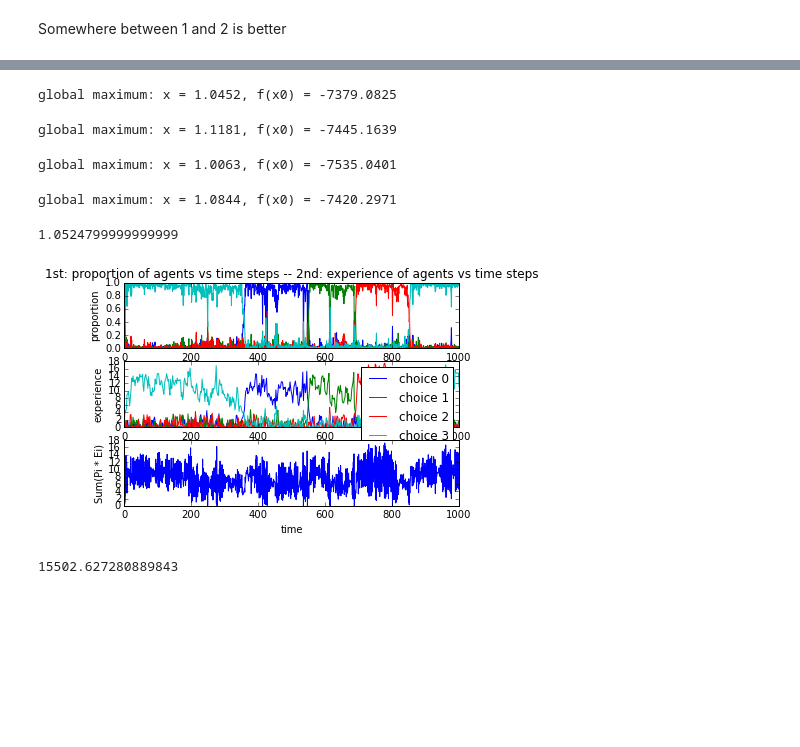
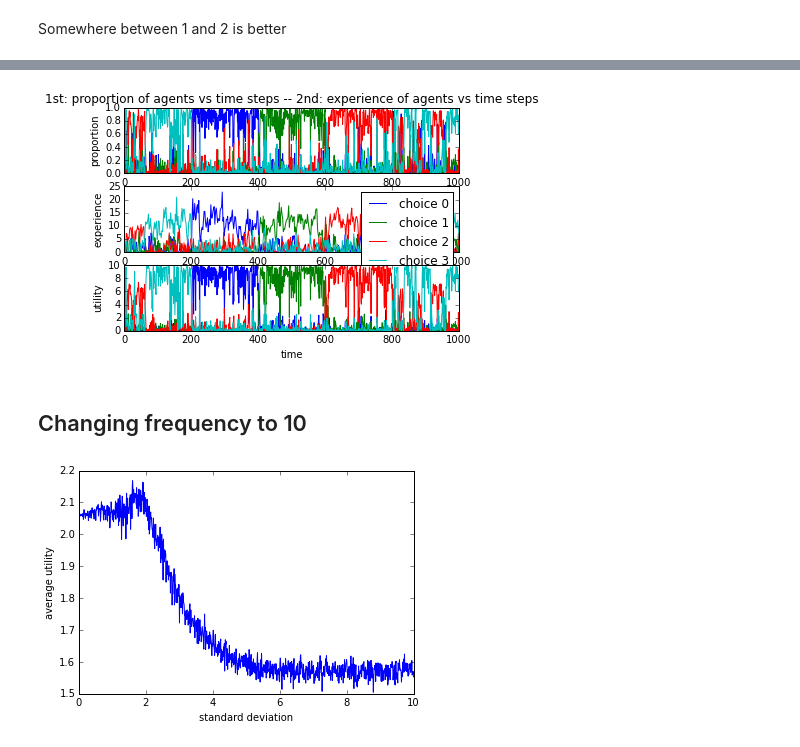
Before and after one commit to Najamxaidi/Decision-models, a Jupyter notebook: Notebook/Generate statistics.ipynb, the cells around one changed output, grey strips where cells are left out. Saved outputs shown, nothing was run; the diff lists cells and outputs as text; code cells hidden in the pictures; blank space fills up the shorter version.

```diff
--- a/Notebook/Generate statistics.ipynb
+++ b/Notebook/Generate statistics.ipynb
@@ -350,40 +285,32 @@ global maximum: x = 1.0084, f(x0) = -7425.0459
-# %%
-sdg.find_maximum(x0 = [(1,2)])
-# %% [output]
-global maximum: x = 1.0452, f(x0) = -7379.0825
-# %%
-sdg.find_maximum(x0 = [(1,2)])
-# %% [output]
-global maximum: x = 1.1181, f(x0) = -7445.1639
-# %%
-sdg.find_maximum(x0 = [(1,2)])
-# %% [output]
-global maximum: x = 1.0063, f(x0) = -7535.0401
-# %%
-sdg.find_maximum(x0 = [(1,2)])
-# %% [output]
-global maximum: x = 1.0844, f(x0) = -7420.2971
-# %%
-avg = (1.0084 + 1.0452 + 1.1181 + 1.0063 + 1.0844)/5
-print(avg)
-# %% [output]
-1.0524799999999999
 # %%
-#increasing noise further
-
 sysd = systemd.SystemDynamicsWithSdeint(number_of_agents=10,
                                     k=1,
                                     alpha=2,
                                     utility_of_choices=[0.25,0.50,0.75,1],
                                     initial_experiences=[1, 0.75, 0.50, 0.25],
                                     discount_rate=0.99,
-                                    sd=1.0525,
+                                    sd=2,
                                     rotation_time=200,
                                     flag=True)
 
 time_vector=np.linspace(0, 1000, 500)
 sysd.solve(time_vector)
-sysd.return_area(time_vector)
 # %% [output]
-[figure, old version]
+[figure, new version]
-15502.627280889843
+# %% [markdown]
+## Changing frequency to 10
+# %%
+sdg = sgsd.SystemDynamicsStatGenerator(number_of_agents=10,
+                                    k=1,
+                                    alpha=2,
+                                    utility_of_choices=[0.25,0.50,0.75,1],
+                                    initial_experiences=[1, 0.75, 0.50, 0.25],
+                                    discount_rate=0.99,
+                                    step=0.01,
+                                    end_sd=10,
+                                    rotation_time=50,
+                                    flag=True)
+
+sdg.generate_utility_sweep(time_vector = np.linspace(0, 1000, 500))
+# %% [output]
+[figure, added]
```
Also changed, not shown: parts of 23 cells of this notebook, 4 other files.
